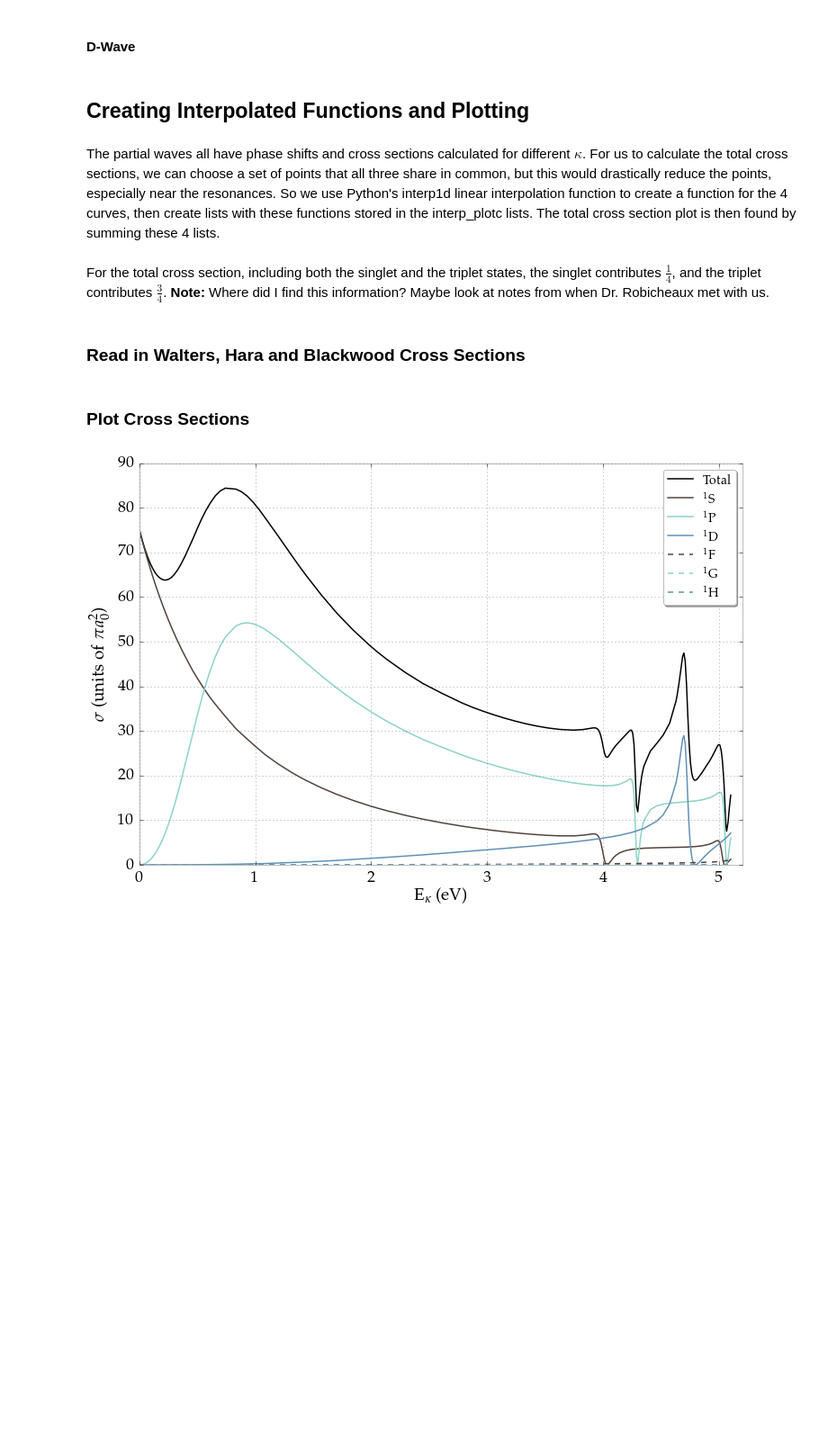
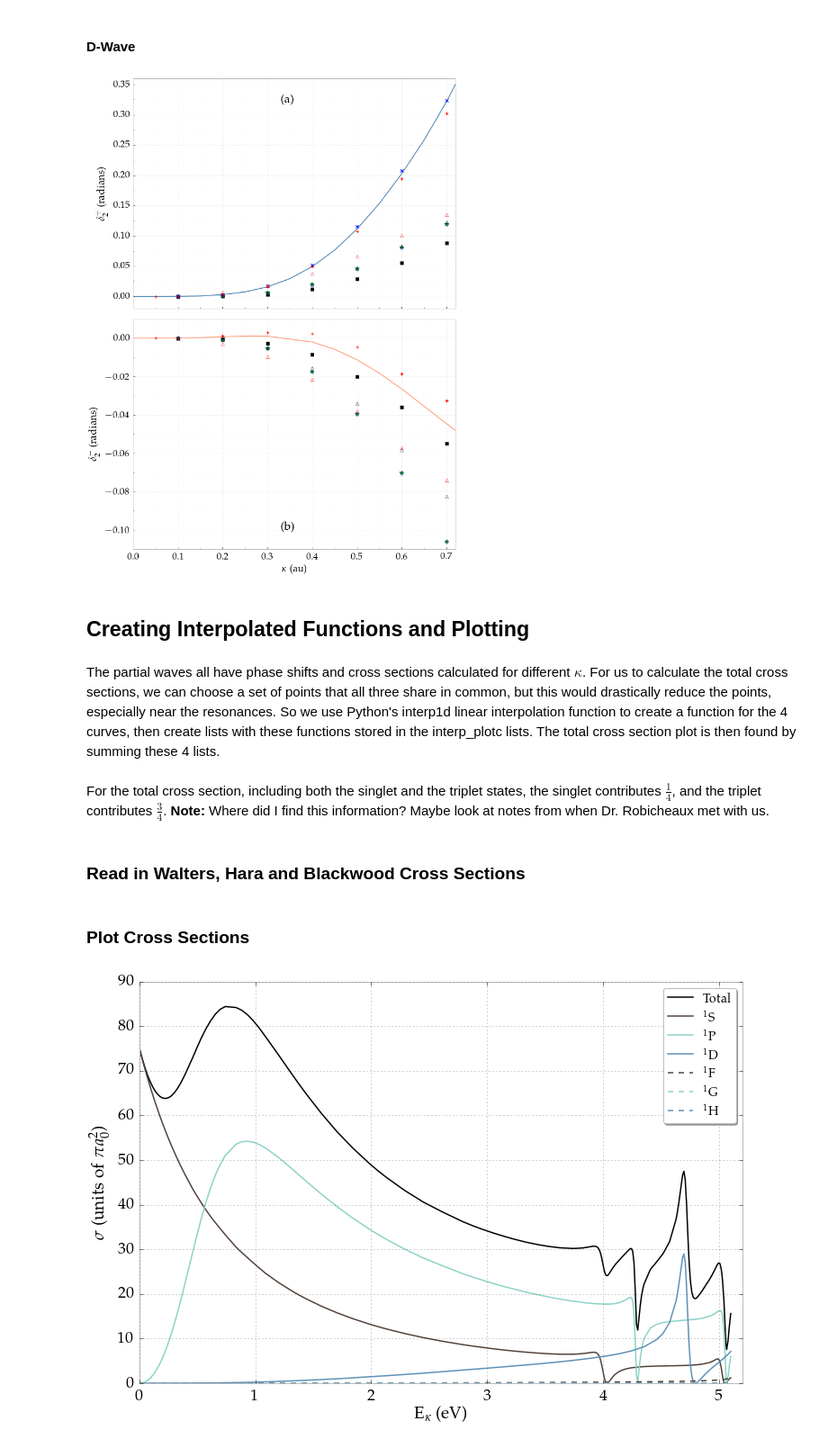
Before and after one commit to DentonW/Papers, a Jupyter notebook: Dissertation/IPython/Dissertation.ipynb, the cells around one changed output. Shown at 90% size. Drawn from its saved outputs; the diff is of its cells as text; code cells hidden in the pictures; blank space fills up the shorter version.

```diff
--- a/Dissertation/IPython/Dissertation.ipynb
+++ b/Dissertation/IPython/Dissertation.ipynb
@@ -610,3 +695,58 @@ data = np.genfromtxt('Comparison S-Wave Singlet Results.txt',
+# %%
+fig = pyplot.figure(figsize=(10, 6.7*2))
+
+###########
+# Singlet #
+###########
+pyplot.subplot(2, 1, 1)
+
+pyplot.plot(df['Kappa'], df['Phase1D'], marker='.', markersize=0.01, color=singletcolor)
+pyplot.plot(Adhikari1D1999['kappa'], Adhikari1D1999['phase'], 'ks')
+pyplot.plot(Ray1D1997['kappa'], Ray1D1997['phase'], 'g*', markersize=10, markerfacecolor='g', markeredgecolor='none')
+pyplot.plot(Walters1D2004['kappa'], Walters1D2004['phase'], 'bx', mew=1.3)
+pyplot.plot(Blackwood1D2002['kappa'], Blackwood1D2002['phase'], 'r+', mew=1.3)
+pyplot.plot(Sinha1D2000['kappa'], Sinha1D2000['phase'], '^', markerfacecolor='none', markeredgecolor='r',)
+pyplot.plot(Sinha1D1997['kappa'], Sinha1D1997['phase'], '^', markerfacecolor='none', markeredgecolor='k')
+pyplot.plot(Hara1D1975['kappa'], Hara1D1975['phase'], 'd', markerfacecolor='none', markeredgecolor='b')
+#pyplot.xlabel(r"$\kappa$ (au)")
+pyplot.ylabel(r"$\delta_2^+$ (radians)")
+
+ax = plt.gca()
+ax.set_xticklabels([])
+ax.text(0.33, 0.32, '(a)', fontsize=22)
+
+pyplot.xlim([0, 0.72])
+pyplot.ylim([-0.02, 0.36])
+FixPlot(plt)
+
+###########
+# Triplet #
+###########
+pyplot.subplot(2, 1, 2)
+
+df.plot(x='Kappa', y='Phase3D', marker='.', markersize=0.01, label=r'$^3D$ Complex Kohn', color=tripletcolor)
+pyplot.plot(Adhikari3D1999['kappa'], Adhikari3D1999['phase'], 'ks', label='Adhikari 1999')
+pyplot.plot(Ray3D1997['kappa'], Ray3D1997['phase'], 'g*', markersize=10, markerfacecolor='g', markeredgecolor='none', label='Ray 1997')
+pyplot.plot(Blackwood3D2002['kappa'], Blackwood3D2002['phase'], 'r+', mew=1.3, label='Blackwood 2002')
+pyplot.plot(Sinha3D2000['kappa'], Sinha3D2000['phase'], '^', markerfacecolor='none', markeredgecolor='r',)
+pyplot.plot(Hara3D1975['kappa'], Hara3D1975['phase'], 'd', markerfacecolor='none', markeredgecolor='b', label='Hara 1975')
+pyplot.plot(Sinha3D1997['kappa'], Sinha3D1997['phase'], '^', markerfacecolor='none', markeredgecolor='k', label='Sinha 1997')
+pyplot.xlabel(r"$\kappa$ (au)")
+pyplot.ylabel(r"$\delta_2^-$ (radians)")
+
+ax = plt.gca()
+#ax.set_xticklabels([])
+ax.text(0.33, -0.1, '(b)', fontsize=22)
+
+pyplot.xlim([0, 0.72])
+pyplot.ylim([-0.11, 0.01])
+FixPlot(plt)
+
+plt.tight_layout()
+pyplot.savefig('dwave-comparisons.pdf', bbox_inches='tight')
+pyplot.show()
+# %% [output]
+[figure, added]
 # %% [markdown]
 ## Creating Interpolated Functions and Plotting
 # %% [markdown]
```
Also changed, not shown: parts of 14 cells of this notebook, 7 other files.
